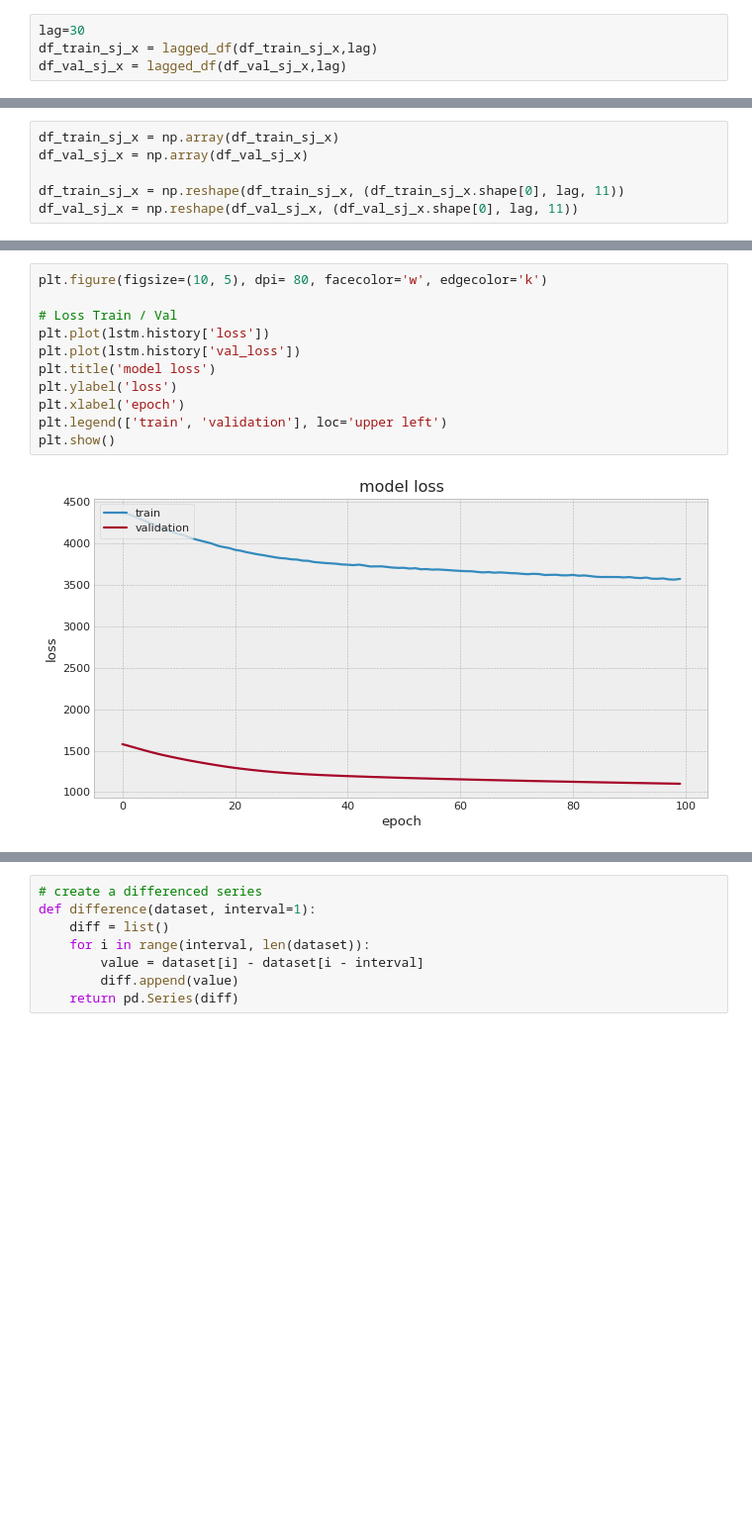
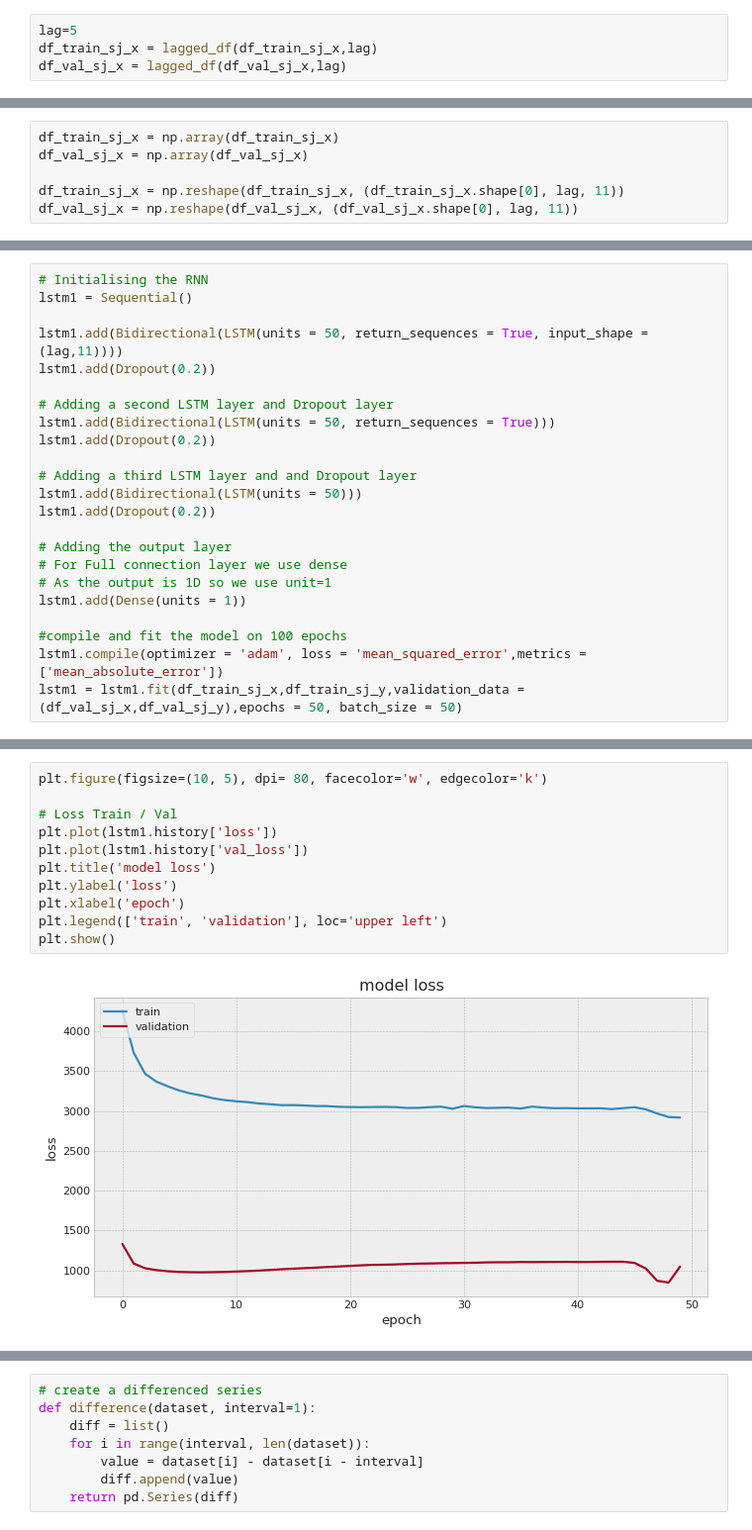
Before and after one commit to giuliamart/capstone_project_MLEN, a Jupyter notebook: DengAI_ Predicting Disease Spread.ipynb, the cells around one changed output, grey strips where cells are left out. Shown at 99% size. Saved outputs shown, nothing was run; the diff lists cells and outputs as text; blank space fills up the shorter version.

```diff
--- a/DengAI_ Predicting Disease Spread.ipynb
+++ b/DengAI_ Predicting Disease Spread.ipynb
@@ -980,6 +1003,6 @@ def lagged_df(data, lag):
     df.fillna(0, inplace=True)
     return df
 # %%
-lag=30
+lag=5
 df_train_sj_x = lagged_df(df_train_sj_x,lag)
 df_val_sj_x = lagged_df(df_val_sj_x,lag)
@@ -1061,0 +1019,23 @@ KeyboardInterrupt:
+# %%
+# Initialising the RNN
+lstm1 = Sequential()
+
+lstm1.add(Bidirectional(LSTM(units = 50, return_sequences = True, input_shape = (lag,11))))
+lstm1.add(Dropout(0.2))
+
+# Adding a second LSTM layer and Dropout layer
+lstm1.add(Bidirectional(LSTM(units = 50, return_sequences = True)))
+lstm1.add(Dropout(0.2))
+
+# Adding a third LSTM layer and and Dropout layer
+lstm1.add(Bidirectional(LSTM(units = 50)))
+lstm1.add(Dropout(0.2))
+
+# Adding the output layer
+# For Full connection layer we use dense
+# As the output is 1D so we use unit=1
+lstm1.add(Dense(units = 1))
+
+#compile and fit the model on 100 epochs
+lstm1.compile(optimizer = 'adam', loss = 'mean_squared_error',metrics = ['mean_absolute_error'])
+lstm1 = lstm1.fit(df_train_sj_x,df_train_sj_y,validation_data = (df_val_sj_x,df_val_sj_y),epochs = 50, batch_size = 50)
@@ -1062,13 +1060,13 @@ KeyboardInterrupt:
 # %%
 plt.figure(figsize=(10, 5), dpi= 80, facecolor='w', edgecolor='k')
 
 # Loss Train / Val
-plt.plot(lstm.history['loss'])
-plt.plot(lstm.history['val_loss'])
+plt.plot(lstm1.history['loss'])
+plt.plot(lstm1.history['val_loss'])
 plt.title('model loss')
 plt.ylabel('loss')
 plt.xlabel('epoch')
 plt.legend(['train', 'validation'], loc='upper left')
 plt.show()
 # %% [output]
-[figure, old version]
+[figure, new version]
```
Also changed, not shown: parts of 50 cells of this notebook.
